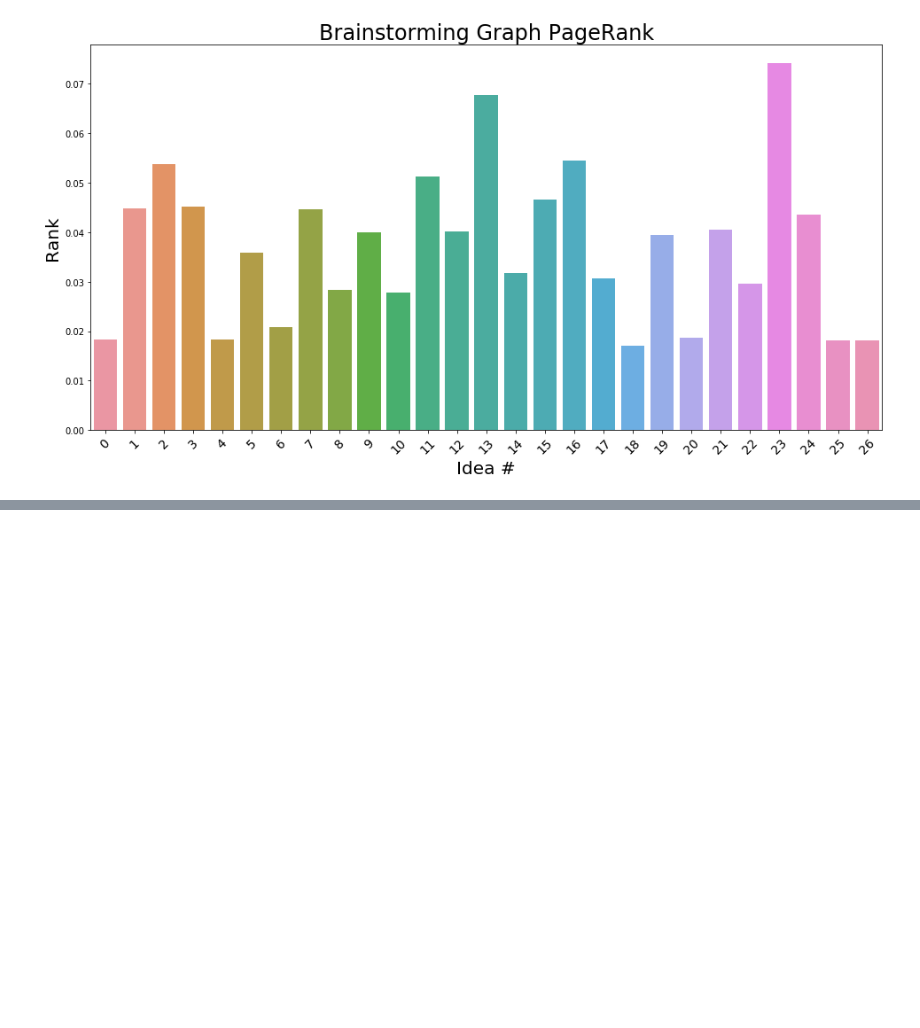
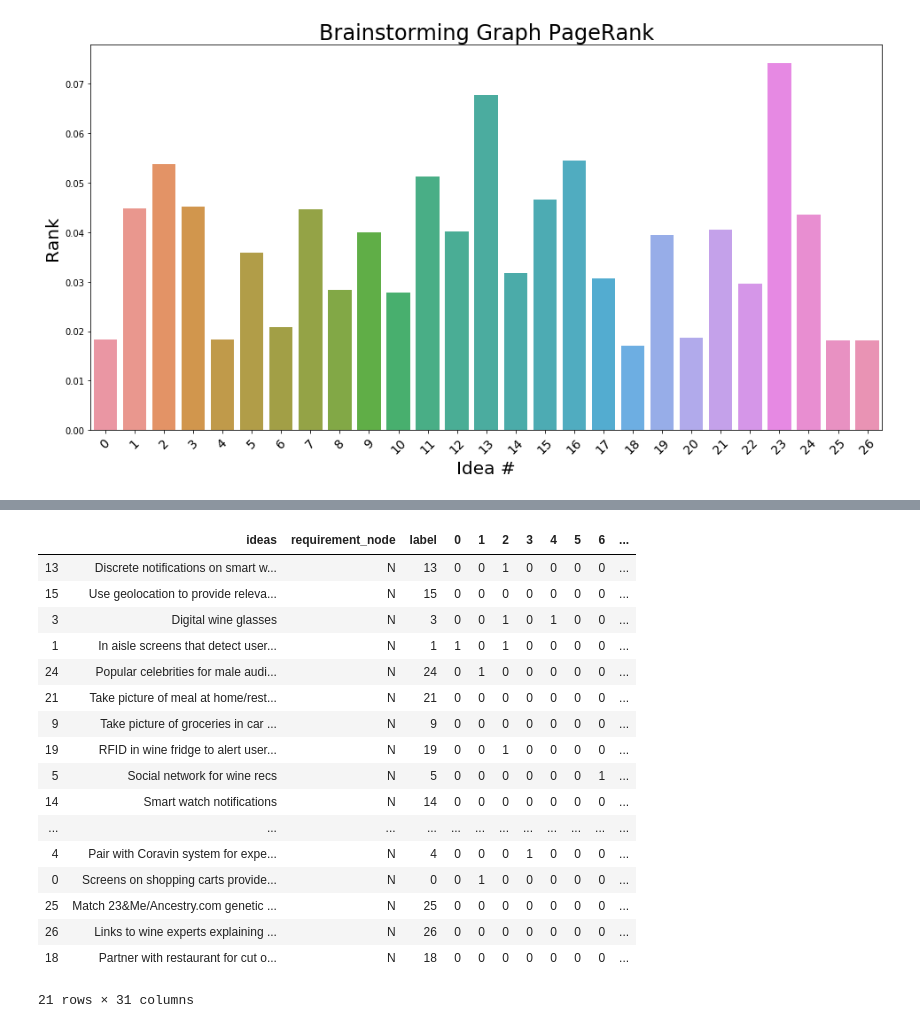
Before and after one commit to dcbark01/VivinoScraper, a Jupyter notebook: brainstorming_graph_analysis.ipynb, the cells around one changed output, grey strips where cells are left out. Saved outputs shown, nothing was run; the diff lists cells and outputs as text; code cells hidden in the pictures; blank space fills up the shorter version.

```diff
--- a/brainstorming_graph_analysis.ipynb
+++ b/brainstorming_graph_analysis.ipynb
@@ -75,0 +116,21 @@ plt.close()
+# %%
+display(dfi)
+# %% [output]
+|  | ideas | requirement_node | label | 0 | 1 | 2 | 3 | 4 | 5 | 6 | ... |
+| 13 | Discrete notifications on smart w... | N | 13 | 0 | 0 | 1 | 0 | 0 | 0 | 0 | ... |
+| 15 | Use geolocation to provide releva... | N | 15 | 0 | 0 | 0 | 0 | 0 | 0 | 0 | ... |
+| 3 | Digital wine glasses | N | 3 | 0 | 0 | 1 | 0 | 1 | 0 | 0 | ... |
+| 1 | In aisle screens that detect user... | N | 1 | 1 | 0 | 1 | 0 | 0 | 0 | 0 | ... |
+| 24 | Popular celebrities for male audi... | N | 24 | 0 | 1 | 0 | 0 | 0 | 0 | 0 | ... |
+| 21 | Take picture of meal at home/rest... | N | 21 | 0 | 0 | 0 | 0 | 0 | 0 | 0 | ... |
+| 9 | Take picture of groceries in car ... | N | 9 | 0 | 0 | 0 | 0 | 0 | 0 | 0 | ... |
+| 19 | RFID in wine fridge to alert user... | N | 19 | 0 | 0 | 1 | 0 | 0 | 0 | 0 | ... |
+| 5 | Social network for wine recs | N | 5 | 0 | 0 | 0 | 0 | 0 | 0 | 1 | ... |
+| 14 | Smart watch notifications | N | 14 | 0 | 0 | 0 | 0 | 0 | 0 | 0 | ... |
+| ... | ... | ... | ... | ... | ... | ... | ... | ... | ... | ... | ... |
+| 4 | Pair with Coravin system for expe... | N | 4 | 0 | 0 | 0 | 1 | 0 | 0 | 0 | ... |
+| 0 | Screens on shopping carts provide... | N | 0 | 0 | 1 | 0 | 0 | 0 | 0 | 0 | ... |
+| 25 | Match 23&Me/Ancestry.com genetic ... | N | 25 | 0 | 0 | 0 | 0 | 0 | 0 | 0 | ... |
+| 26 | Links to wine experts explaining ... | N | 26 | 0 | 0 | 0 | 0 | 0 | 0 | 0 | ... |
+| 18 | Partner with restaurant for cut o... | N | 18 | 0 | 0 | 0 | 0 | 0 | 0 | 0 | ... |
+21 rows × 31 columns
```
Also changed, not shown: parts of 8 cells of this notebook, 2 other files.
